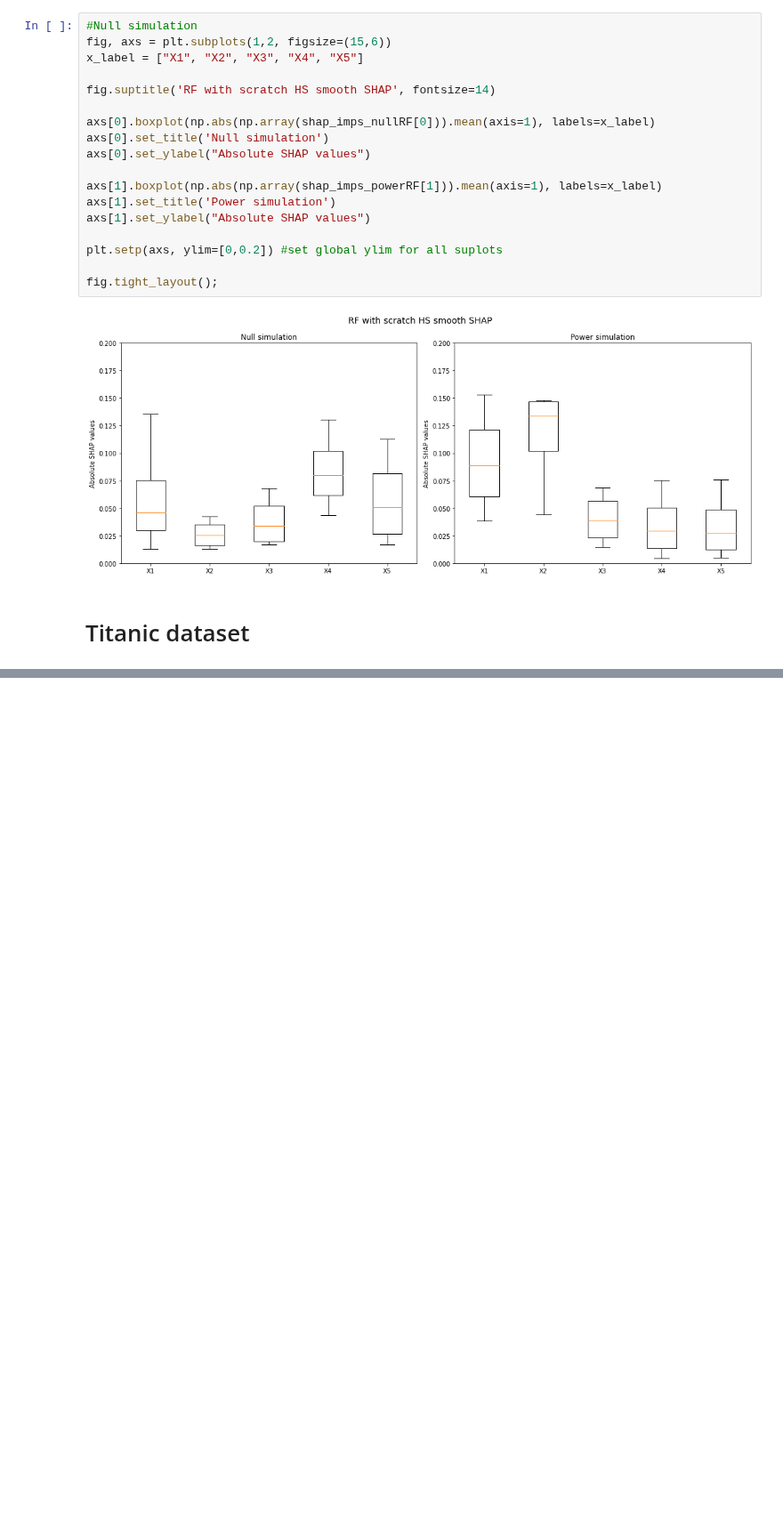
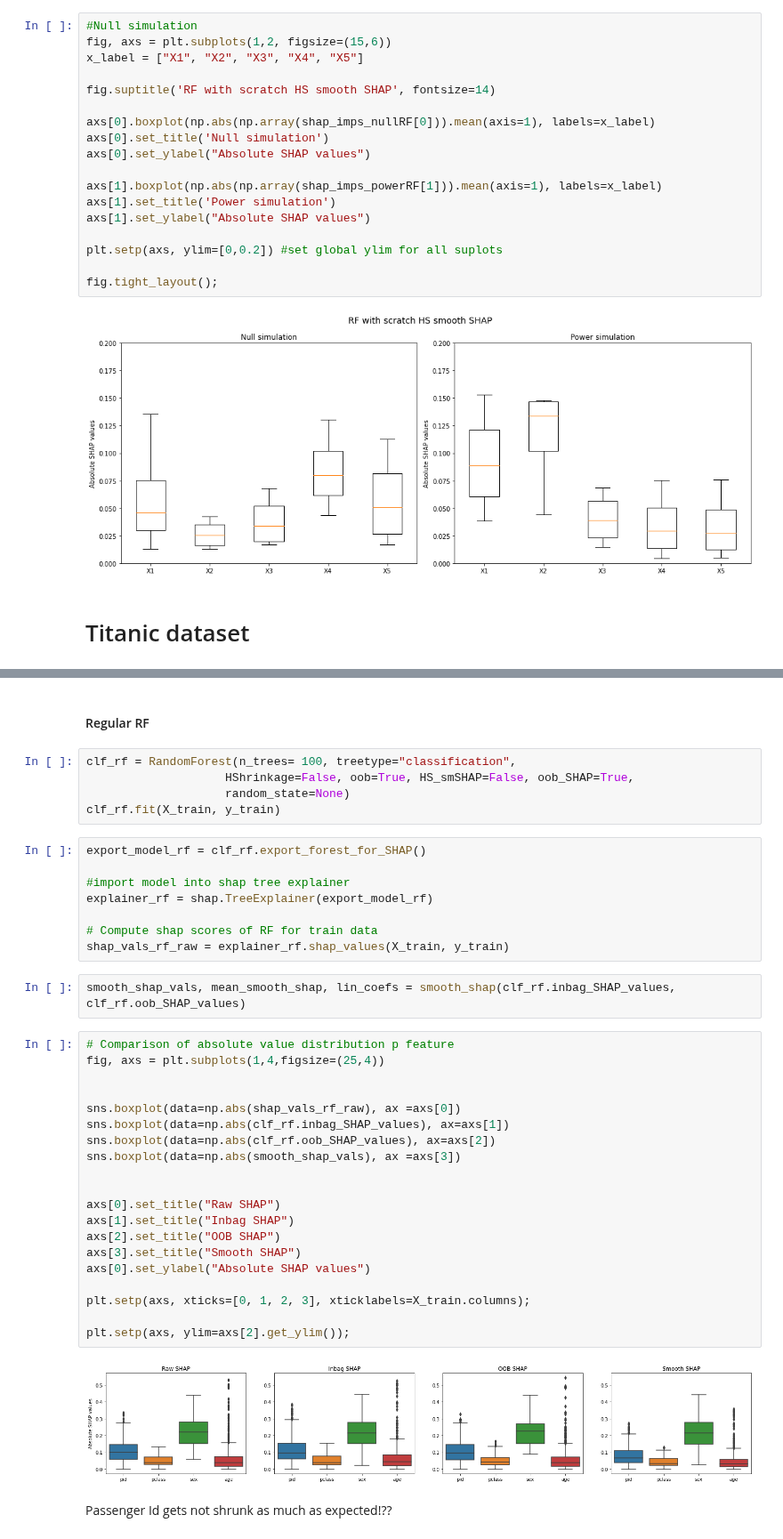
Before and after one commit to markusloecher/TreeBasedModel, a Jupyter notebook: notebooks/HS_SmSHAP.ipynb, the cells around one changed output, grey strips where cells are left out. Shown at 89% size. Saved outputs shown, nothing was run; the diff lists cells and outputs as text; blank space fills up the shorter version.

```diff
--- a/notebooks/HS_SmSHAP.ipynb
+++ b/notebooks/HS_SmSHAP.ipynb
@@ -377,0 +527,41 @@ X.head(3)
+# %% [markdown]
+#### Regular RF
+# %%
+clf_rf = RandomForest(n_trees= 100, treetype="classification",
+                    HShrinkage=False, oob=True, HS_smSHAP=False, oob_SHAP=True,
+                    random_state=None)
+clf_rf.fit(X_train, y_train)
+# %%
+export_model_rf = clf_rf.export_forest_for_SHAP()
+
+#import model into shap tree explainer
+explainer_rf = shap.TreeExplainer(export_model_rf)
+
+# Compute shap scores of RF for train data
+shap_vals_rf_raw = explainer_rf.shap_values(X_train, y_train)
+# %%
+smooth_shap_vals, mean_smooth_shap, lin_coefs = smooth_shap(clf_rf.inbag_SHAP_values, clf_rf.oob_SHAP_values)
+# %%
+# Comparison of absolute value distribution p feature
+fig, axs = plt.subplots(1,4,figsize=(25,4))
+
+
+sns.boxplot(data=np.abs(shap_vals_rf_raw), ax =axs[0])
+sns.boxplot(data=np.abs(clf_rf.inbag_SHAP_values), ax=axs[1])
+sns.boxplot(data=np.abs(clf_rf.oob_SHAP_values), ax=axs[2])
+sns.boxplot(data=np.abs(smooth_shap_vals), ax =axs[3])
+
+
+axs[0].set_title("Raw SHAP")
+axs[1].set_title("Inbag SHAP")
+axs[2].set_title("OOB SHAP")
+axs[3].set_title("Smooth SHAP")
+axs[0].set_ylabel("Absolute SHAP values")
+
+plt.setp(axs, xticks=[0, 1, 2, 3], xticklabels=X_train.columns);
+
+plt.setp(axs, ylim=axs[2].get_ylim());
+# %% [output]
+[figure, added]
+# %% [markdown]
+Passenger Id gets not shrunk as much as expected!??
```
Also changed, not shown: parts of 34 cells of this notebook, 1 other file.
